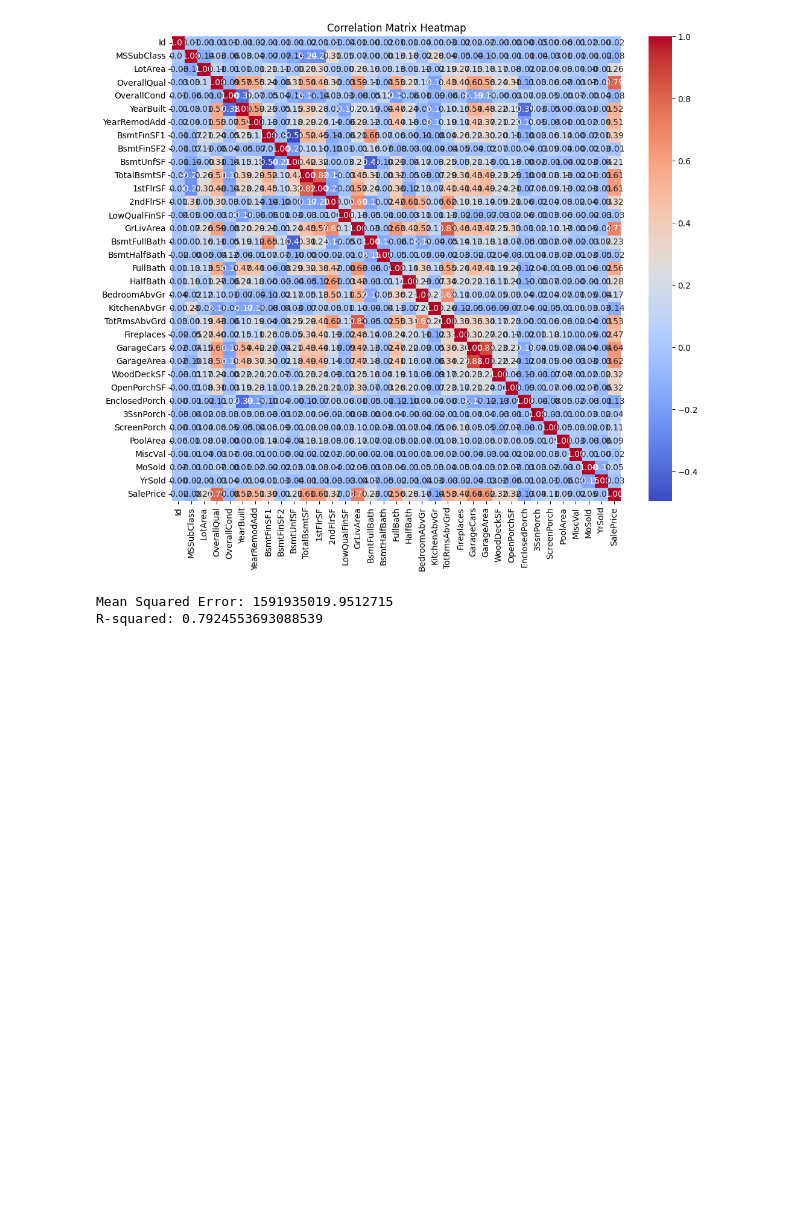
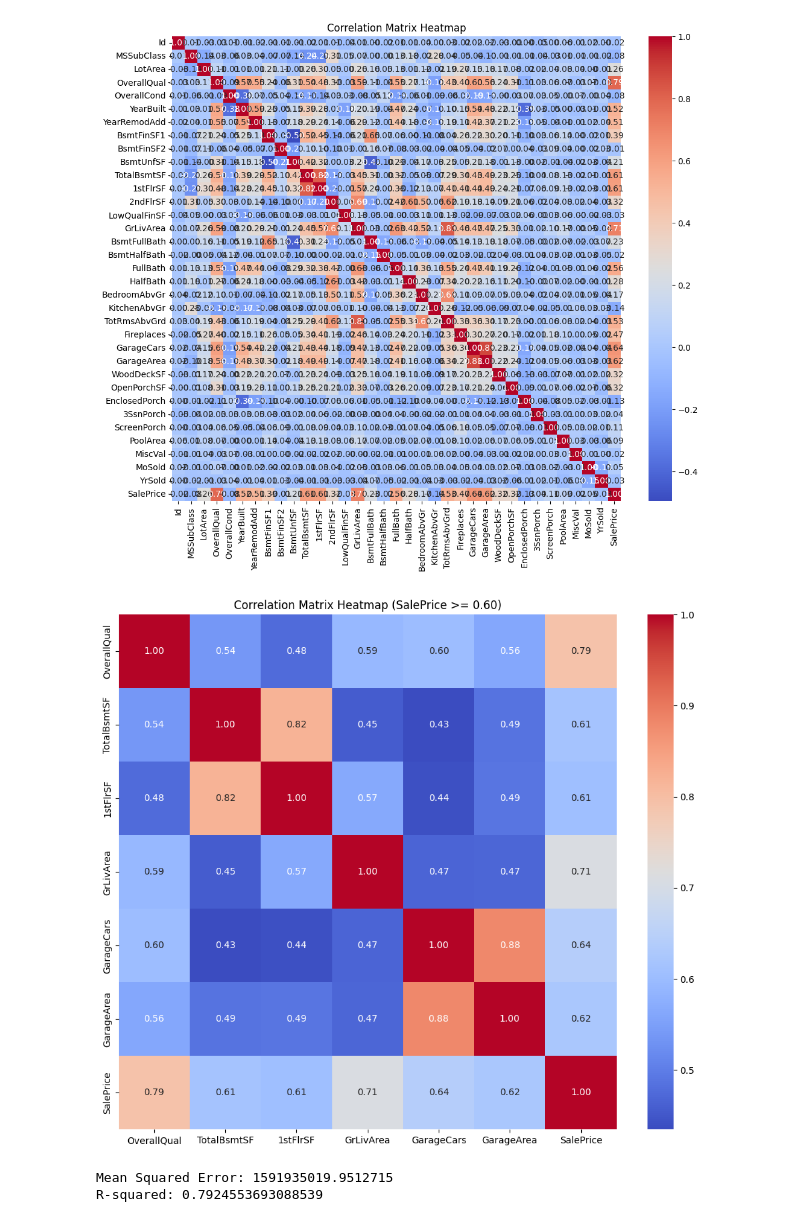
Before and after one commit to DovaKing1/Array-merge, a Jupyter notebook: Math_270_In_Class_Lab.ipynb, the cells around one changed output. Cells and saved outputs as stored; diff of their text form; code cells hidden in the pictures; blank space fills up the shorter version.

```diff
--- a/Math_270_In_Class_Lab.ipynb
+++ b/Math_270_In_Class_Lab.ipynb
@@ -226,6 +226,49 @@ plt.title('Correlation Matrix Heatmap')
 plt.show()
 # %% [output]
 [figure]
+# %%
+# prompt: take the heat map from above and only use the salePrice row and remove anything not equal or above 0.60, also display the results on a heat map as above, there is an error, fix
+
+# prompt: take the heat map from above and only use the salePrice row and remove anything not equal or above 0.60, also display the results on a heat map as above, there is an error, fix
+
+import pandas as pd
+import numpy as np
+import seaborn as sns
+import matplotlib.pyplot as plt
+
+import pandas as pd
+import numpy as np
+import seaborn as sns
+import matplotlib.pyplot as plt
+
+# Read the CSV into a DataFrame
+df = pd.read_csv('train.csv')
+
+# Use the original DataFrame as the cleaned one for now
+df_cleaned = df
+
+# Select only numerical features
+numerical_df = df_cleaned.select_dtypes(include=['number'])
+
+# Calculate the correlation matrix
+correlation_matrix = numerical_df.corr()
+
+# Select the 'SalePrice' row from the correlation matrix
+sale_price_corr = correlation_matrix.loc['SalePrice']
+
+# Filter out correlations below 0.60
+filtered_corr = sale_price_corr[sale_price_corr >= 0.60]
+
+# Create a new correlation matrix with only the filtered features
+filtered_correlation_matrix = correlation_matrix.loc[filtered_corr.index, filtered_corr.index]
+
+# Create the heatmap
+plt.figure(figsize=(12, 10))
+sns.heatmap(filtered_correlation_matrix, annot=True, cmap='coolwarm', fmt=".2f")
+plt.title('Correlation Matrix Heatmap (SalePrice >= 0.60)')
+plt.show()
+# %% [output]
+[figure, added]
 # %%
 # prompt: build a linear regression model predicting 'SalePrice' using any fetures that is above or equal to 0.60 using sklearn
 
```
Also changed, not shown: parts of 1 cell of this notebook.
